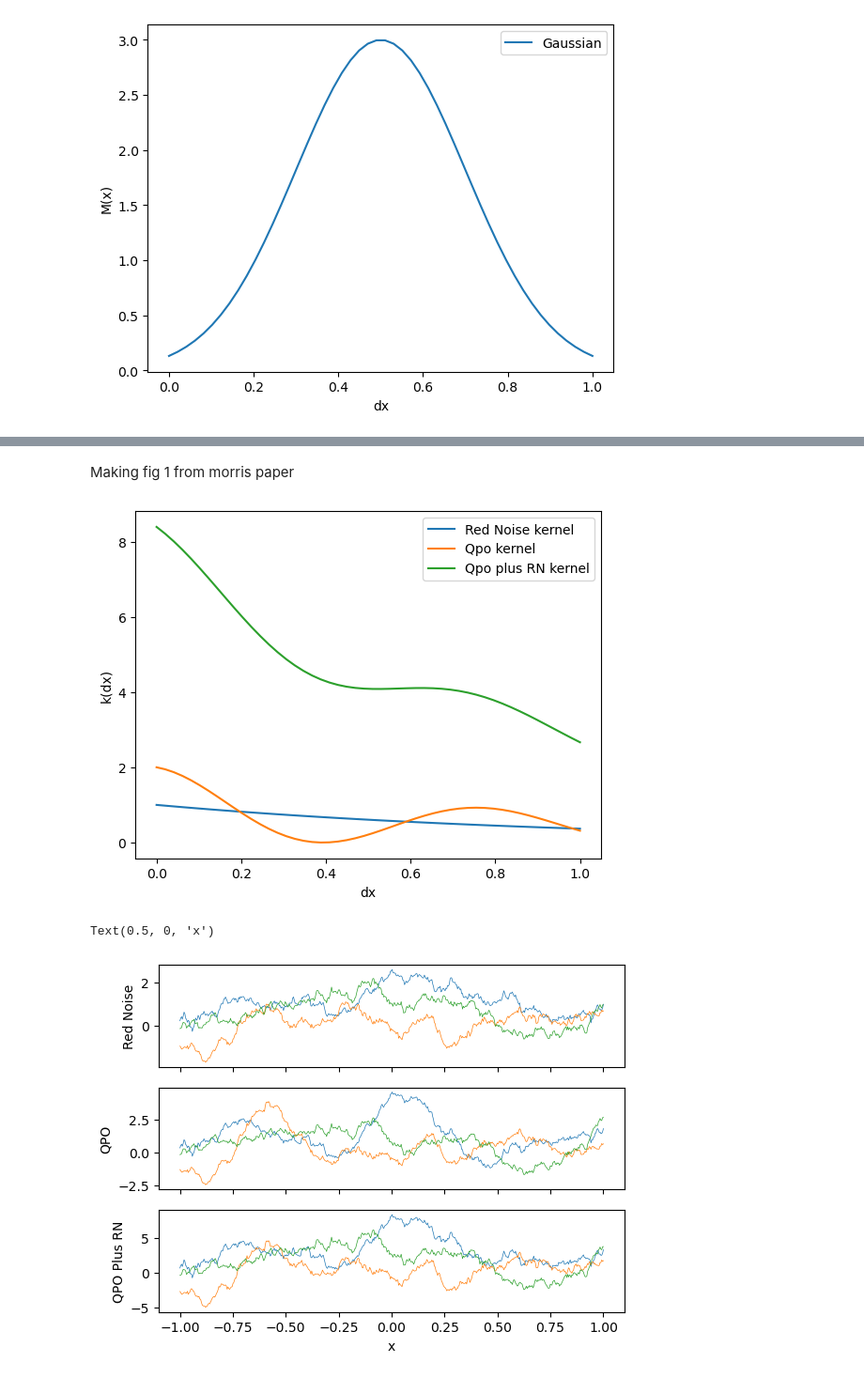
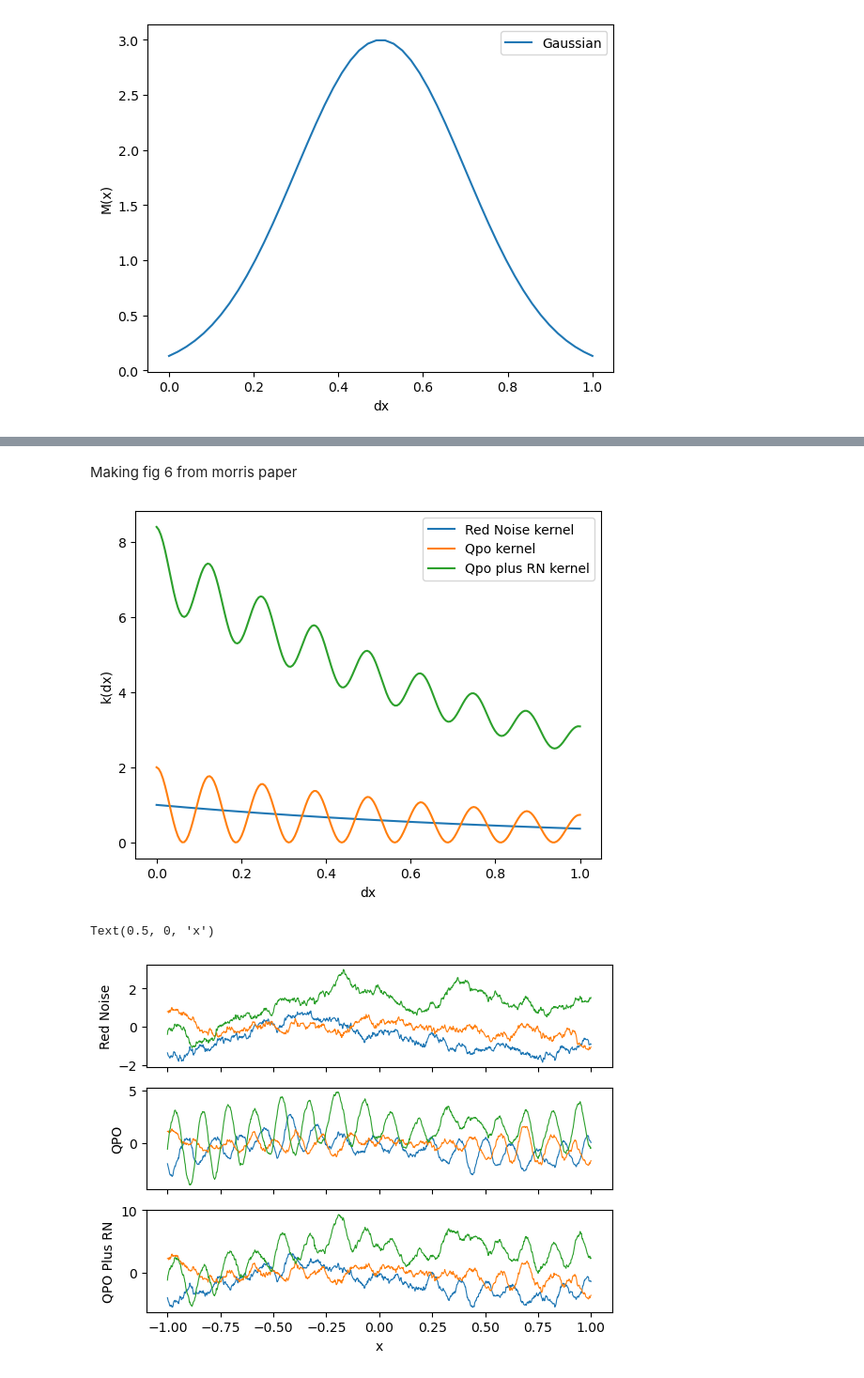
Before and after one commit to Gaurav17Joshi/ProofOfConcept, a Jupyter notebook: Evidence_Analysis.ipynb, the cells around one changed output, grey strips where cells are left out. Shown at 94% size. Drawn from its saved outputs; the diff is of its cells as text; code cells hidden in the pictures.

```diff
--- a/Evidence_Analysis.ipynb
+++ b/Evidence_Analysis.ipynb
@@ -19,6 +19,7 @@ We will simulate lightcurves and anlyse the evidences produced
 # Dependancies
 
 import jax
+jax.config.update("jax_enable_x64", True)
 import jax.numpy as jnp
 import numpy as np
 import matplotlib.pyplot as plt
@@ -166,5 +396,5 @@ _ = plt.title("Sampled light curves")
 # %% [markdown]
-Making fig 1 from morris paper
+Making fig 6 from morris paper
 # %%
 M_rnparams = {
     "arn": 1.0,    "crn": 1.0,
@@ -176,7 +406,7 @@ M_rnkernel = kernels.quasisep.Exp(
 
 M_qpoparams = {
     "arn" : 1.0,   "crn" : 1.0,
-    "aqpo": 1.0,   "cqpo": 1.0,    "freq": 8
+    "aqpo": 1.0,   "cqpo": 1.0,    "freq": 2*jnp.pi*8
 }
 
 M_qpokernel = kernels.quasisep.Exp(
@@ -185,7 +415,7 @@ M_qpokernel = kernels.quasisep.Exp(
 
 M_qpo_plus_rn_params = {
     "arn" : jnp.exp(2.0),    "crn" : 1.0,
-    "aqpo": 1.0,   "cqpo": 1.0,    "freq": 8,
+    "aqpo": 1.0,   "cqpo": 1.0,    "freq": 2*jnp.pi*8,
 }
 
 M_qpo_plus_rn_kernel = kernels.quasisep.Exp(
@@ -196,42 +426,42 @@ plot_kernel(M_rnkernel, label="Red Noise kernel")
 plot_kernel(M_qpokernel, label="Qpo kernel")
 plot_kernel(M_qpo_plus_rn_kernel, label="Qpo plus RN kernel")
 # %% [output]
-[figure, old version]
+[figure, new version]
 # %%
 # MAKING THE SIMULATION
 
-Times2 = np.linspace(-1,1,512)  # 1 secound lightcurve with 256 points
+Times2 = np.linspace(-1,1,512*2)  # 1 secound lightcurve with 256 points
 
 M_rn_gp = build_gp(M_rnparams, 0, Times2, kernel_type = "RN", mean_type = "constant")
 M_qpo_gp = build_gp(M_qpoparams, 0, Times2, kernel_type = "QPO_plus_RN", mean_type = "constant")
 M_qpo_plus_rn_gp = build_gp(M_qpo_plus_rn_params, 0, Times2, kernel_type = "QPO_plus_RN", mean_type = "constant")
 
 # Taking samples and plotting them
 M_rngp_sample = M_rn_gp.sample(jax.random.PRNGKey(4), shape=(3,))
 M_qpogp_sample = M_qpo_gp .sample(jax.random.PRNGKey(4), shape=(3,))
 M_qpo_plus_rn_qpogp_sample = M_qpo_plus_rn_gp.sample(jax.random.PRNGKey(4), shape=(3,))
 
 # Plotting these samples
 _, axes = plt.subplots(3, 1, sharex=True)
 ax = axes[0]
-ax.plot(Times2, M_rngp_sample.T, lw=0.5)
+ax.plot(Times2, M_rngp_sample.T, lw=0.8)
 # ax.plot(Times, jax.vmap(gaussian2)(Times), label="mean")
 ax.set_ylabel("Red Noise")
 
 ax = axes[1]
-ax.plot(Times2, M_qpogp_sample.T, lw=0.5)
+ax.plot(Times2, M_qpogp_sample.T, lw=0.8)
 # ax.plot(Times, jax.vmap(gaussian2)(Times), label="mean")
 ax.set_ylabel("QPO")
 
 ax = axes[2]
-ax.plot(Times2, M_qpo_plus_rn_qpogp_sample.T, lw=0.5)
+ax.plot(Times2, M_qpo_plus_rn_qpogp_sample.T, lw=0.8)
 # ax.plot(Times, jax.vmap(gaussian2)(Times), label="mean")
 ax.set_ylabel("QPO Plus RN")
 
 ax.set_xlabel("x")
 # %% [output]
 Text(0.5, 0, 'x')
-[figure, old version]
+[figure, new version]
 # %% [markdown]
 The text for the image is as follows:-
 Realisations of GPs with a red noise krn (top left), quasi-periodic kqpo (middle left), and combined red noise and quasi-periodic kqpo+rn kernels (bottom left). The figures on the right are the corresponding power spectra to the time series on the left. We set aqpo = arn = cqpo = crn = 1 and fqpo = 8 in the first and second panel, and use the same parameters except for arn = exp(2) in the third panel
```
Also changed, not shown: parts of 16 cells of this notebook, 6 other files.
